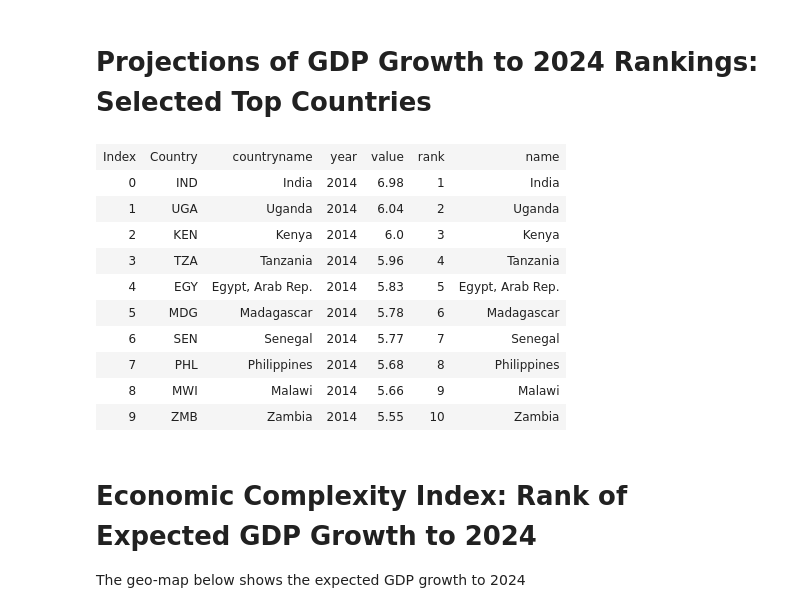
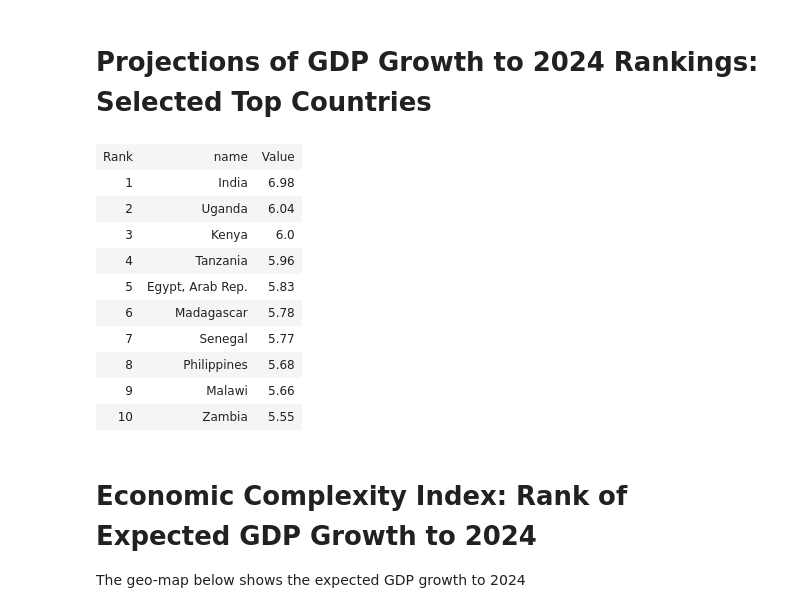
Before and after one commit to cid-harvard/visualization-notebook-templates, a Jupyter notebook: atlas-data-reporting.ipynb, the cells around one changed output. Drawn from its saved outputs; the diff is of its cells as text; code cells hidden in the pictures.

```diff
--- a/atlas-data-reporting.ipynb
+++ b/atlas-data-reporting.ipynb
@@ -176,35 +175,36 @@ df.to_csv('/Users/rvuillemot/Dev/vis-toolkit-datasets/data/atlas_growth_projecti
 # %%
 # Generate a pretty table
 from ipy_table import *
 import numpy as np
 
 df_table = df[(df['year'] == '2014')].head(10).reset_index(drop=True).reset_index()
+df_table = df_table[['rank', 'name', 'value']]
 table = df_table.as_matrix()
 
 header = np.asarray(df_table.columns)
-header[0] = 'Index'
-header[1] = 'Country'
+header[0] = 'Rank'
+header[2] = 'Value'
 # df.rename(columns=lambda x: x[1:], inplace=True)
 table_with_header = np.concatenate(([header], table))
 
 # Basic themes
 # Detais http://nbviewer.ipython.org/github/epmoyer/ipy_table/blob/master/ipy_table-Introduction.ipynb
 make_table(table_with_header)
 apply_theme('basic')
 # Only show the top-10
 set_row_style(1, color='yellow')
 # %% [output]
-| Index | Country | countryname | year | value | rank | name |
-| 0 | IND | India | 2014 | 6.98 | 1 | India |
-| 1 | UGA | Uganda | 2014 | 6.04 | 2 | Uganda |
-| 2 | KEN | Kenya | 2014 | 6.0 | 3 | Kenya |
-| 3 | TZA | Tanzania | 2014 | 5.96 | 4 | Tanzania |
-| 4 | EGY | Egypt, Arab Rep. | 2014 | 5.83 | 5 | Egypt, Arab Rep. |
-| 5 | MDG | Madagascar | 2014 | 5.78 | 6 | Madagascar |
-| 6 | SEN | Senegal | 2014 | 5.77 | 7 | Senegal |
-| 7 | PHL | Philippines | 2014 | 5.68 | 8 | Philippines |
-| 8 | MWI | Malawi | 2014 | 5.66 | 9 | Malawi |
-| 9 | ZMB | Zambia | 2014 | 5.55 | 10 | Zambia |
+| Rank | name | Value |
+| 1 | India | 6.98 |
+| 2 | Uganda | 6.04 |
+| 3 | Kenya | 6.0 |
+| 4 | Tanzania | 5.96 |
+| 5 | Egypt, Arab Rep. | 5.83 |
+| 6 | Madagascar | 5.78 |
+| 7 | Senegal | 5.77 |
+| 8 | Philippines | 5.68 |
+| 9 | Malawi | 5.66 |
+| 10 | Zambia | 5.55 |
 # %% [markdown]
 # Economic Complexity Index: Rank of Expected GDP Growth to 2024
 
```
Also changed, not shown: parts of 6 cells of this notebook, 1 other file.
